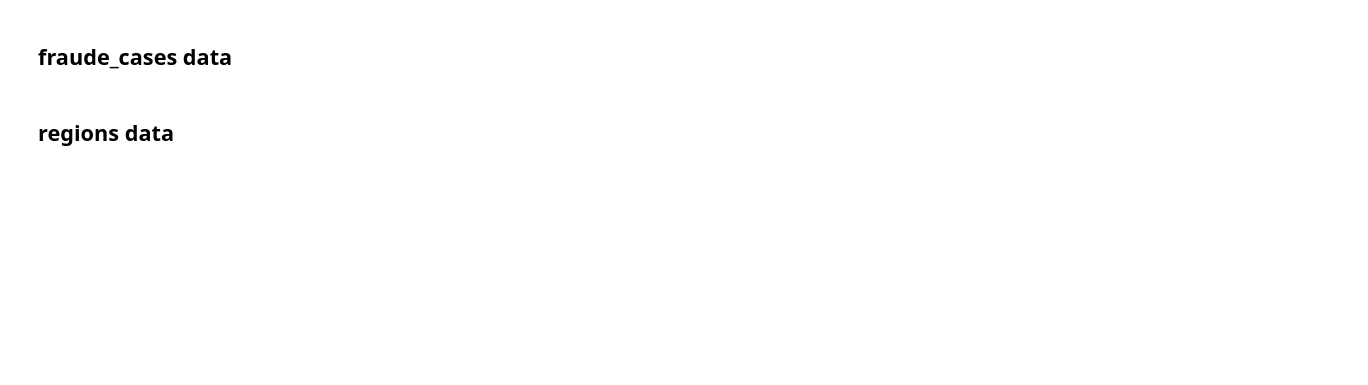
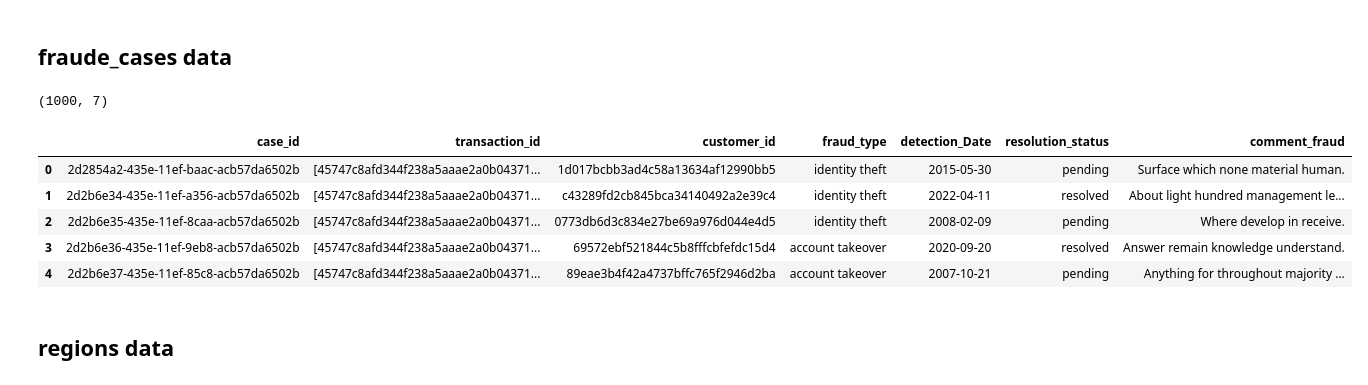
Before and after one commit to Anaaurelle237/AI_Summer_projet_8, a Jupyter notebook: notebooks/create_table.ipynb, the cells around one changed output. Saved outputs shown, nothing was run; the diff lists cells and outputs as text; code cells hidden in the pictures; blank space fills up the shorter version.

```diff
--- a/notebooks/create_table.ipynb
+++ b/notebooks/create_table.ipynb
@@ -472,2 +482,40 @@ alerts.to_csv('../Data/Train/alerts.csv')
+# %%
+
+
+def generate_ID():
+  return str(uuid.uuid1())
+
+
+
+transaction_id_list = transaction_df["transaction_id"].tolist()
+customer_id_list = customer_df["customer_id"].tolist()
+# %%
+nb = 1000
+generate_id_case = [generate_ID() for i in tqdm(range(nb))]
+generate_id_transaction = [random.choice([transaction_id_list]) for i in tqdm(range(nb))]
+generate_id_customer = [random.choice(customer_id_list) for i in tqdm(range(nb))]
+
+#generation des données
+Data = {
+  "case_id" : generate_id_case,
+  "transaction_id" : generate_id_transaction,
+  "customer_id" : generate_id_customer,
+  "fraud_type" :[random.choice(["identity theft"," account takeover"]) for i in tqdm(range(nb))],
+  "detection_Date" : [fake.date_between(start_date, end_date) for i in tqdm(range(nb))],
+  "resolution_status" : [random.choice(["pending", "resolved"]) for i in tqdm(range(nb))],
+  "comment_fraud" : [ fake.text(50) for i in tqdm(range(nb))],
+}
+# %%
+fraud_df = pd.DataFrame(Data)
+print(fraud_df.shape)
+fraud_df.head()
+# %% [output]
+(1000, 7)
+|  | case_id | transaction_id | customer_id | fraud_type | detection_Date | resolution_status | comment_fraud |
+| 0 | 2d2854a2-435e-11ef-baac-acb57da6502b | [45747c8afd344f238a5aaae2a0b04371... | 1d017bcbb3ad4c58a13634af12990bb5 | identity theft | 2015-05-30 | pending | Surface which none material human. |
+| 1 | 2d2b6e34-435e-11ef-a356-acb57da6502b | [45747c8afd344f238a5aaae2a0b04371... | c43289fd2cb845bca34140492a2e39c4 | identity theft | 2022-04-11 | resolved | About light hundred management le... |
+| 2 | 2d2b6e35-435e-11ef-8caa-acb57da6502b | [45747c8afd344f238a5aaae2a0b04371... | 0773db6d3c834e27be69a976d044e4d5 | identity theft | 2008-02-09 | pending | Where develop in receive. |
+| 3 | 2d2b6e36-435e-11ef-9eb8-acb57da6502b | [45747c8afd344f238a5aaae2a0b04371... | 69572ebf521844c5b8fffcbfefdc15d4 | account takeover | 2020-09-20 | resolved | Answer remain knowledge understand. |
+| 4 | 2d2b6e37-435e-11ef-85c8-acb57da6502b | [45747c8afd344f238a5aaae2a0b04371... | 89eae3b4f42a4737bffc765f2946d2ba | account takeover | 2007-10-21 | pending | Anything for throughout majority ... |
 # %% [markdown]
 ## regions data
```
Also changed, not shown: parts of 13 cells of this notebook.
